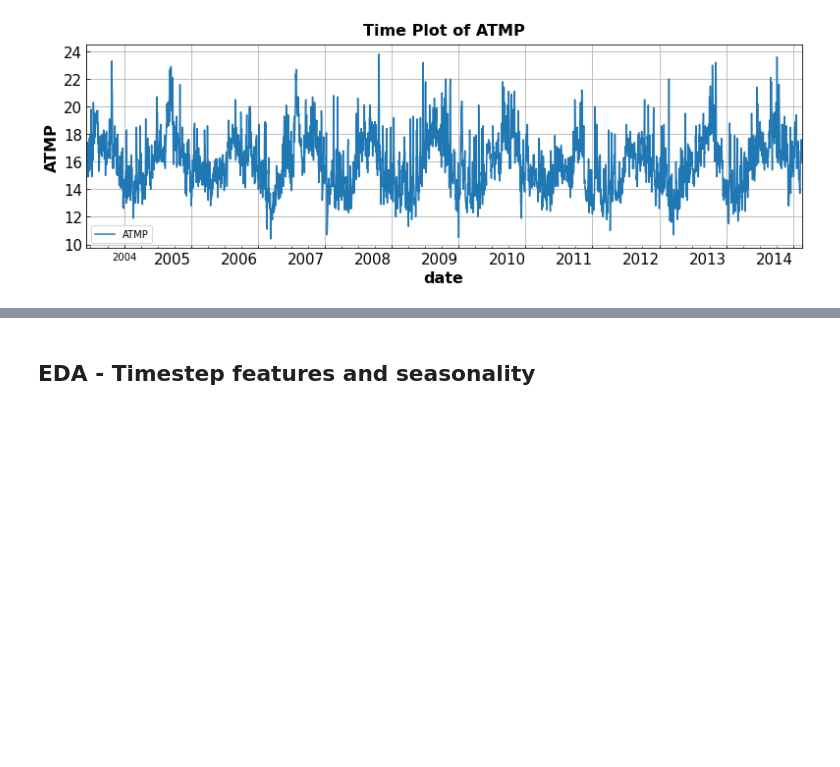
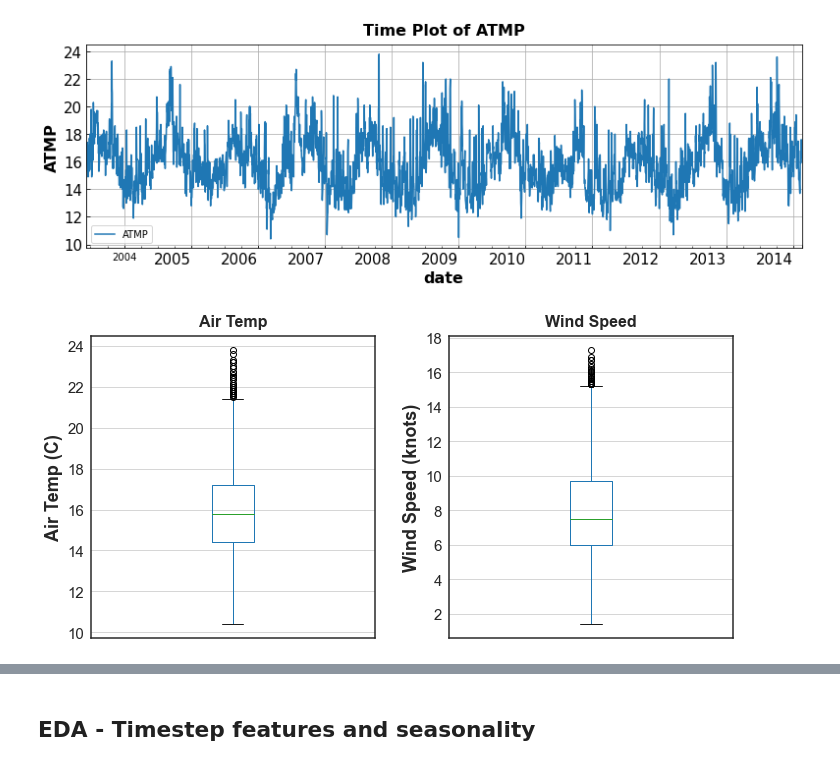
Before and after one commit to dakotarawlings/weather_timeseries_analysis, a Jupyter notebook: data_EDA.ipynb, the cells around one changed output, grey strips where cells are left out. Cells and saved outputs as stored; diff of their text form; code cells hidden in the pictures; blank space fills up the shorter version.

```diff
--- a/data_EDA.ipynb
+++ b/data_EDA.ipynb
@@ -141,3 +141,25 @@ plotting_functions.timeseries_plot(df_engineered,'date', ydata='ATMP', ax=ax)
 # %% [output]
 <AxesSubplot:title={'center':'Time Plot of ATMP'}, xlabel='date', ylabel='ATMP'>
 [figure]
+# %%
+#boxplots for air temp and wind speed data
+
+plt.rcParams.update({'font.size': 15})
+plt.rcParams["axes.edgecolor"] = "black"
+plt.rcParams["axes.linewidth"] = 1.5
+sns.set_style("white")
+sns.set_color_codes(palette='deep')
+
+fig,axes=plt.subplots(1,2,figsize=(10, 5),frameon=True)
+fig.tight_layout(pad=3.0)
+
+df_engineered.boxplot(ax=axes[0],column='ATMP')
+axes[0].set(ylabel="Air Temp (C)", title="Air Temp")
+axes[0].axes.get_xaxis().set_visible(False)
+
+df_engineered.boxplot(ax=axes[1],column='WSPD')
+axes[1].set(ylabel="Wind Speed (knots)", title="Wind Speed")
+axes[1].axes.get_xaxis().set_visible(False)
+plt.show()
+# %% [output]
+[figure, added]
```
Also changed, not shown: parts of 1 cell of this notebook, 1 other file.
